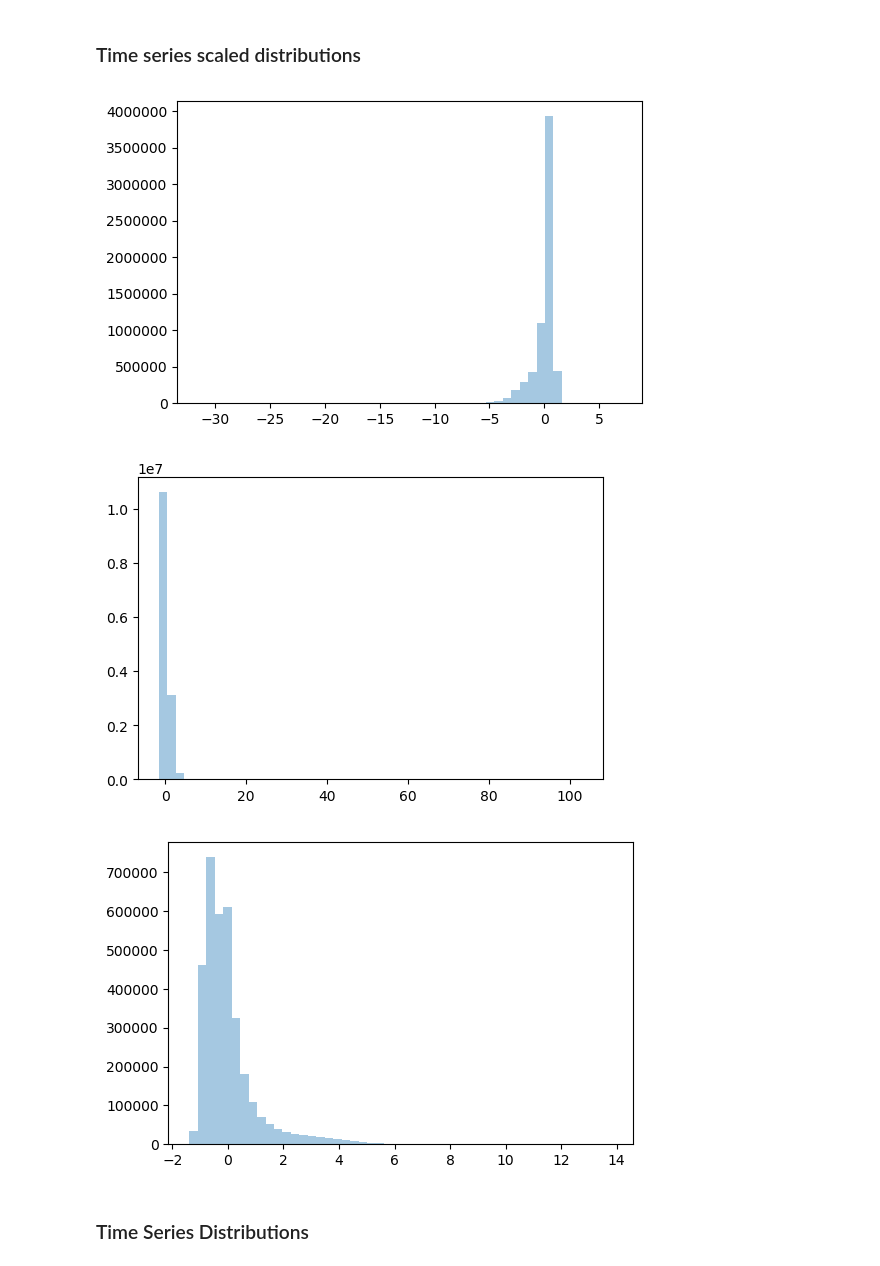
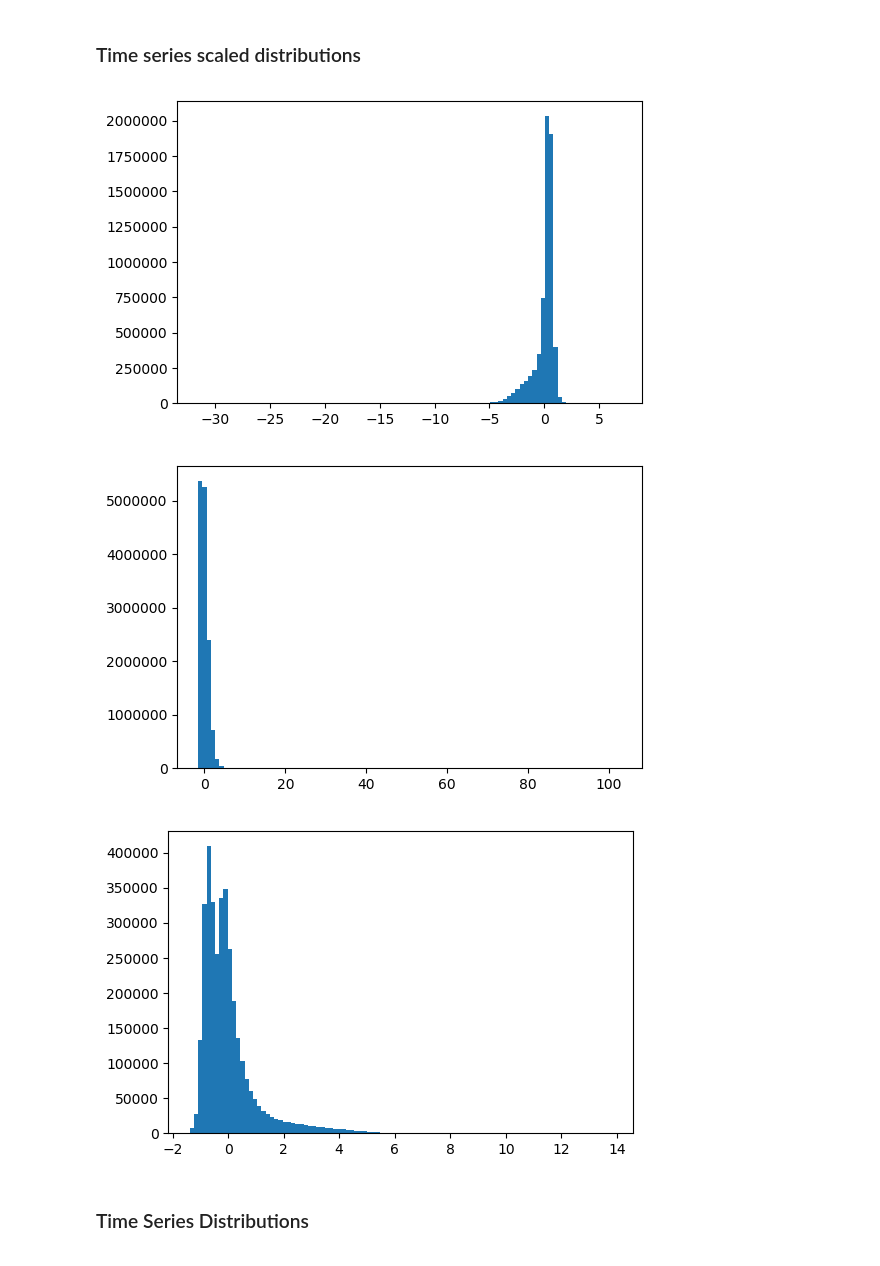
Before and after one commit to shawnwan47/ST_Attention, a Jupyter notebook: explore.ipynb, the cells around one changed output. Saved outputs shown, nothing was run; the diff lists cells and outputs as text; code cells hidden in the pictures.

```diff
--- a/explore.ipynb
+++ b/explore.ipynb
@@ -13,8 +13,9 @@ from lib import graph
 from lib import pt_utils
 
 plt.rcParams['figure.dpi'] = 100
+serif = plt.rcParams['font.sans-serif']
 # plt.rcParams['font.sans-serif']=['SimHei'] #用来正常显示中文标签
-plt.rcParams['font.sans-serif'] = ['serif']
+# plt.rcParams['font.sans-serif'] = serif
 
 reload(Loader)
 reload(graph)
@@ -84,21 +88,22 @@ for loader in [bjh, bjm]:
 # %%
 def scale(ts):
     return (ts - ts.mean()) / (ts.std() + 1e-8)
 
 for loader in [la, bjh, bjm]:
     ts = loader.load_ts()
     if loader is la:
         ts[ts == 0] = np.nan
     plt.figure()
     values = scale(ts).values.reshape(-1)
     values = values[~np.isnan(values)]
-    sns.distplot(values, kde=False)
+#     sns.distplot(values, kde=False)
+    plt.hist(values, bins=100)
     plt.axis('tight')
     plt.show()
 # %% [output]
-[figure, old version]
+[figure, new version]
-[figure, old version]
+[figure, new version]
-[figure, old version]
+[figure, new version]
 # %% [markdown]
 ### Time Series Distributions
 # %%
```
Also changed, not shown: parts of 3 cells of this notebook, 1 other file.
